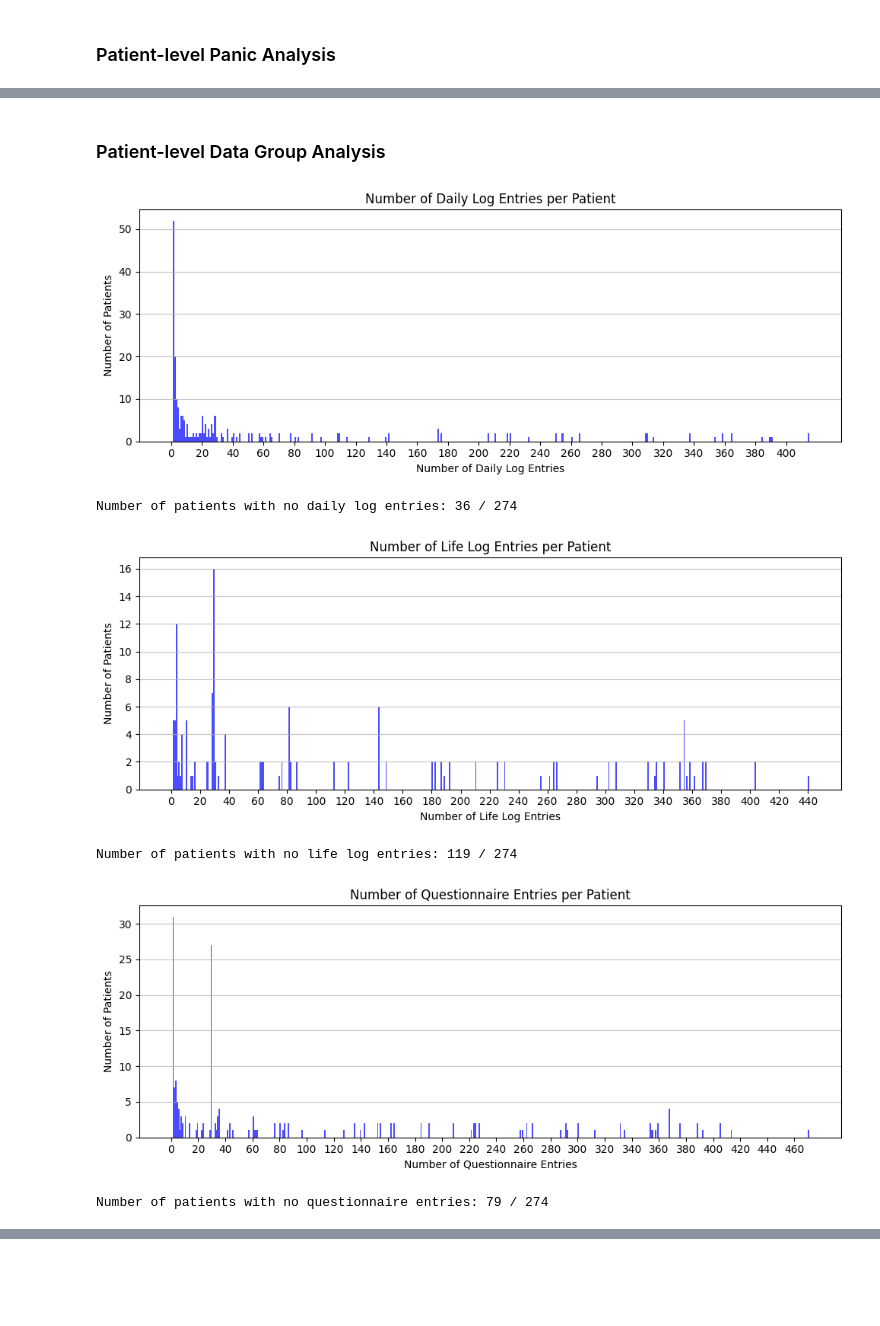
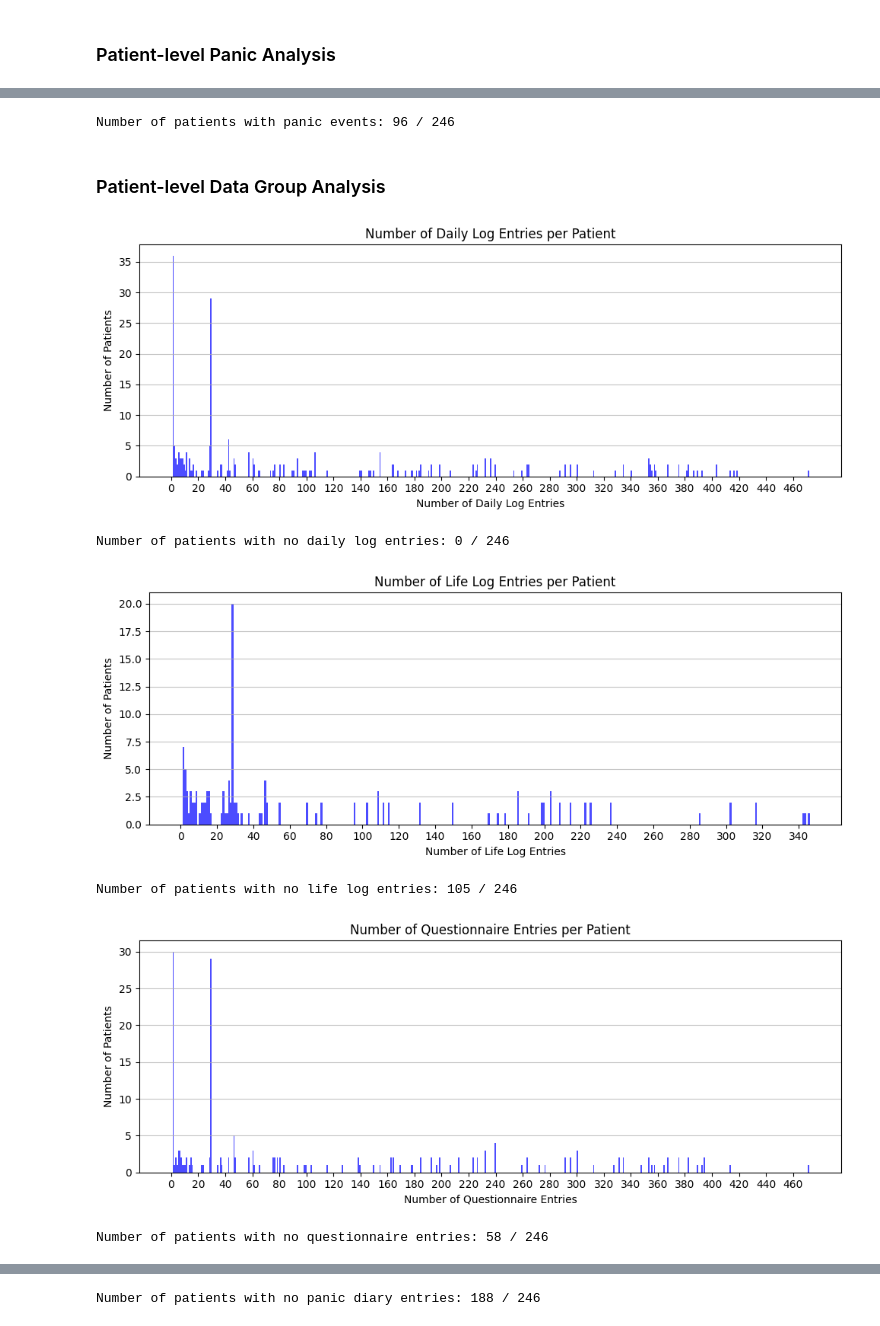
Before and after one commit to cyshin971/Panic-Project-DHLAB, a Jupyter notebook: cys/data_analysis.ipynb, the cells around one changed output, grey strips where cells are left out. Saved outputs shown, nothing was run; the diff lists cells and outputs as text; code cells hidden in the pictures; blank space fills up the shorter version.

Commit message:
data_analysis v1.2; data_preprocessing v1.1

```diff
--- a/cys/data_analysis.ipynb
+++ b/cys/data_analysis.ipynb
@@ -45,17 +47,19 @@ for k, v in features_dict.items():
     if k == 'scraped_data_filename':
         print(f"  {k}: {v}.csv")
         scraped_data_filename = v
+    elif k == 'preproc_version':
+        preproc_version = v
     else:
         print(f"  {k}: {len(v)}")
 
 if scraped_data_filename is None:
 	raise ValueError("scraped_data_filename not found in features_dict")
 
-pre_data = read_csv(get_file_path(OUTPUT_PATH, f'panic_pre_data({scraped_data_filename}).csv'))
+pre_data = read_csv(get_file_path(OUTPUT_PATH, f'panic_pre_data_{preproc_version}({scraped_data_filename}).csv'))
 display(pre_data.head(5))
-metadata = read_csv(get_file_path(OUTPUT_PATH, f'panic_metadata({scraped_data_filename}).csv'))
+metadata = read_csv(get_file_path(OUTPUT_PATH, f'panic_metadata_{preproc_version}({scraped_data_filename}).csv'))
 display(metadata.head(5))
-demography_data = read_csv(get_file_path(OUTPUT_PATH, f'panic_demography_data({scraped_data_filename}).csv'))
+demography_data = read_csv(get_file_path(OUTPUT_PATH, f'panic_demography_data_{preproc_version}({scraped_data_filename}).csv'))
 display(demography_data.head(5))
 # %% [output]
 DEBUG - (json_utils.py) load_dict_from_file: Dictionary loaded successfully from C:\Users\cyshi\OneDrive\Documents\GitHub\Panic-Project-CYS\cys\_output\panic_features_dict.json
@@ -125,6 +131,7 @@ agg_matrix = [
 	('n_questionnaire', 'questionnaire_data', 'sum'),
 	('sum_dtype', 'dtype_n', 'sum'),
 	('mean_dtype', 'dtype_n', 'mean'),
+    ('n_diary', 'diary_data', 'sum'),
 	('coffee_mean', 'coffee', 'mean'),
     ('coffee_n', 'coffee', 'count'),
     ('smoking_mean', 'smoking', 'mean'),
@@ -134,7 +141,7 @@ patient_analysis_data = create_empty_df()
 patient_analysis_data = aggregate_by_column(metadata, 'ID', agg_matrix)
 
 display(patient_analysis_data.head(5))
-save_as_csv(patient_analysis_data, OUTPUT_PATH, f"panic_patient_analysis({scraped_data_filename})")
+save_as_csv(patient_analysis_data, OUTPUT_PATH, f"panic_patient_analysis_{version}({scraped_data_filename})")
 # %% [output]
 |  | ID | n_entries | n_valid_3_entries | n_valid_2_entries | n_valid_1_entries | n_panic | max_severity | ... |
 | 0 | PXPN_10006 | 29 | 18 | 21 | 25 | 3 | 2.0 | ... |
@@ -325,19 +346,27 @@ Number of patients with valid panic events (1 days): 93 / 206
+# %%
+patients_with_panic = patient_analysis_data[patient_analysis_data['n_panic'] > 0]
+print(f"Number of patients with panic events: {patients_with_panic.shape[0]} / {len(pre_data_ids)}")
+# %% [output]
+Number of patients with panic events: 96 / 246
 # %% [markdown]
 ### Patient-level Data Group Analysis
 # %%
 plot_histogram_of_counts(patient_analysis_data['n_dailylog'], title='Number of Daily Log Entries per Patient',
 						 xlabel='Number of Daily Log Entries', ylabel='Number of Patients', bins_step=20, exclude_zero=True)
 print(f"Number of patients with no daily log entries: {patient_analysis_data[patient_analysis_data['n_dailylog'] == 0].shape[0]} / {len(pre_data_ids)}")
 plot_histogram_of_counts(patient_analysis_data['n_lifelog'], title='Number of Life Log Entries per Patient',
 						 xlabel='Number of Life Log Entries', ylabel='Number of Patients', bins_step=20, exclude_zero=True)
 print(f"Number of patients with no life log entries: {patient_analysis_data[patient_analysis_data['n_lifelog'] == 0].shape[0]} / {len(pre_data_ids)}")
 plot_histogram_of_counts(patient_analysis_data['n_questionnaire'], title='Number of Questionnaire Entries per Patient',
 						 xlabel='Number of Questionnaire Entries', ylabel='Number of Patients', bins_step=20, exclude_zero=True)
 print(f"Number of patients with no questionnaire entries: {patient_analysis_data[patient_analysis_data['n_questionnaire'] == 0].shape[0]} / {len(pre_data_ids)}")
+plot_histogram_of_counts(patient_analysis_data['n_diary'], title='Number of Panic Diary Entries per Patient',
+						 xlabel='Number of Panic Diary Entries', ylabel='Number of Patients', bins_step=5, exclude_zero=True)
+print(f"Number of patients with no panic diary entries: {patient_analysis_data[patient_analysis_data['n_diary'] == 0].shape[0]} / {len(pre_data_ids)}")
 # %% [output]
-[figure, old version]
+[figure, new version]
-Number of patients with no daily log entries: 36 / 274
+Number of patients with no daily log entries: 0 / 246
-[figure, old version]
+[figure, new version]
-Number of patients with no life log entries: 119 / 274
+Number of patients with no life log entries: 105 / 246
-[figure, old version]
+[figure, new version]
-Number of patients with no questionnaire entries: 79 / 274
+Number of patients with no questionnaire entries: 58 / 246
@@ -343,0 +374 @@ Number of patients with no questionnaire entries: 79 / 274
+Number of patients with no panic diary entries: 188 / 246
```
Also changed, not shown: parts of 25 cells of this notebook, 1 other file.
